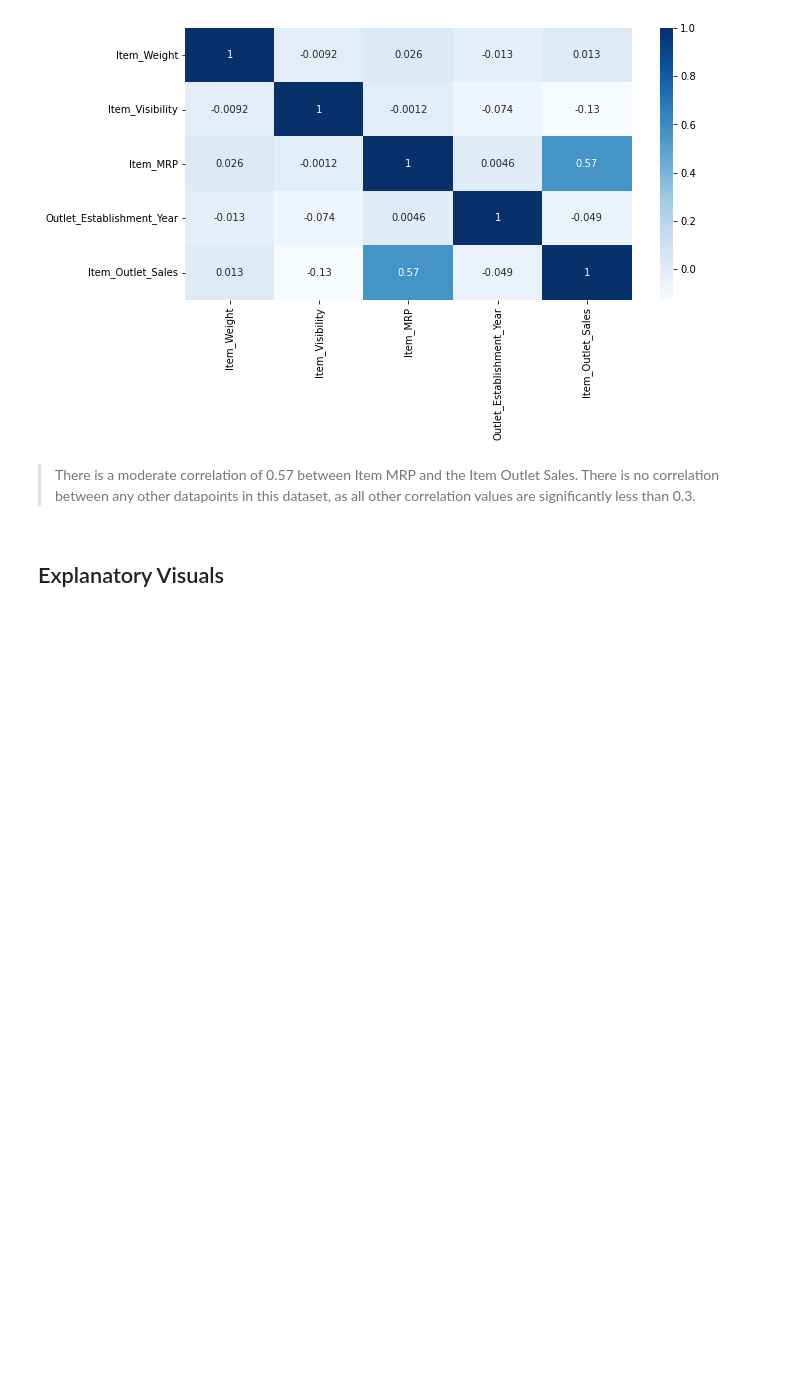
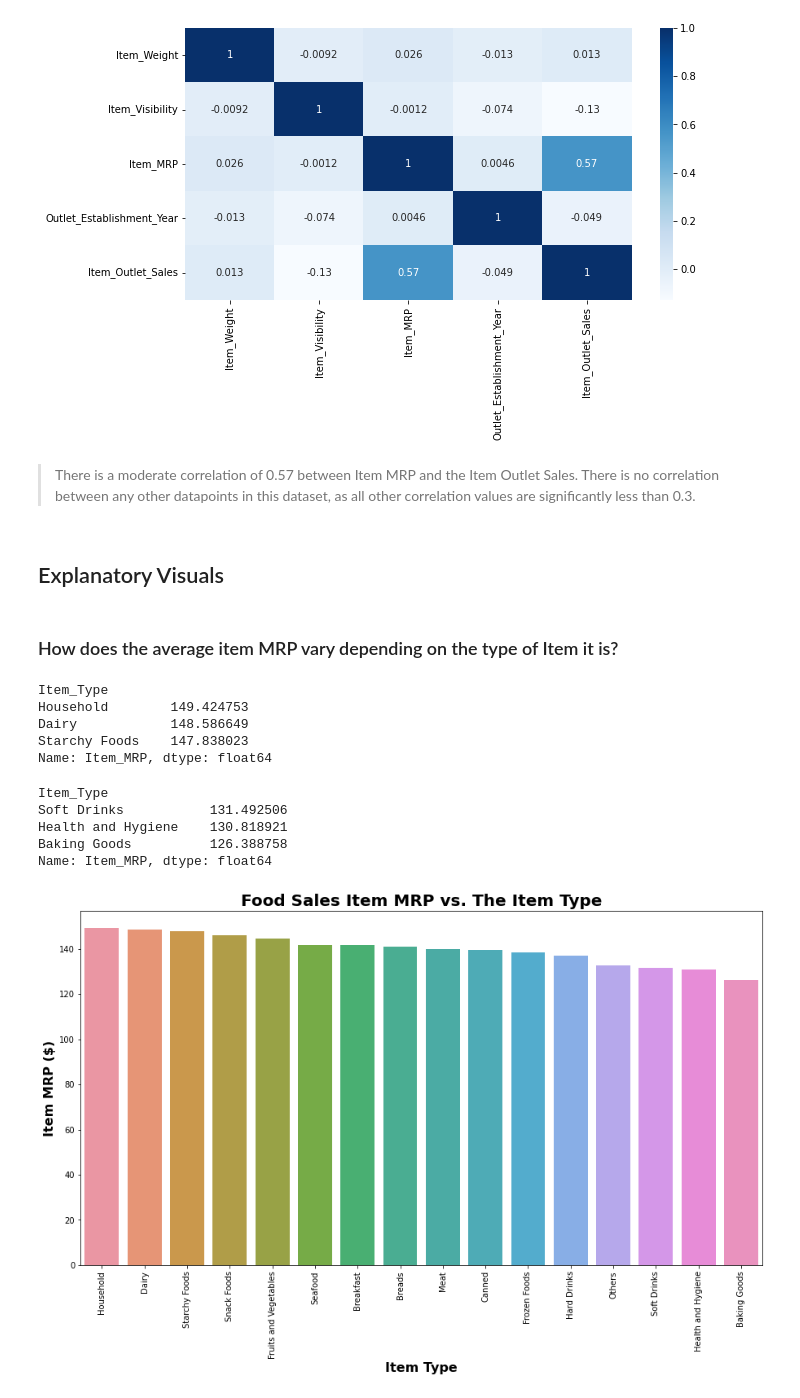
Before and after one commit to dcreeder89/Coding-Dojo-Project_1, a Jupyter notebook: 1_Reeder_Food_Sales_Predictions.ipynb, the cells around one changed output. Drawn from its saved outputs; the diff is of its cells as text; code cells hidden in the pictures; blank space fills up the shorter version.

```diff
--- a/1_Reeder_Food_Sales_Predictions.ipynb
+++ b/1_Reeder_Food_Sales_Predictions.ipynb
@@ -547,3 +547,33 @@ sns.heatmap(corr, cmap = 'Blues', annot = True);
 > There is a moderate correlation of 0.57 between Item MRP and the Item Outlet Sales. There is no correlation between any other datapoints in this dataset, as all other correlation values are significantly less than 0.3.
 # %% [markdown]
 ## Explanatory Visuals
+# %% [markdown]
+### How does the average item MRP vary depending on the type of Item it is?
+# %%
+mrp_mean = sales_df.groupby('Item_Type')['Item_MRP'].mean().sort_values(ascending=False)
+# %%
+mrp_mean.head(3)
+# %% [output]
+Item_Type
+Household        149.424753
+Dairy            148.586649
+Starchy Foods    147.838023
+Name: Item_MRP, dtype: float64
+# %%
+mrp_mean.tail(3)
+# %% [output]
+Item_Type
+Soft Drinks           131.492506
+Health and Hygiene    130.818921
+Baking Goods          126.388758
+Name: Item_MRP, dtype: float64
+# %%
+fig, ax = plt.subplots(figsize = (15,8))
+
+ax = sns.barplot(data = sales_df, x='Item_Type', y='Item_MRP', order = mrp_mean.index, ci=None);
+plt.xticks(rotation=90);
+ax.set_title('Food Sales Item MRP vs. The Item Type', fontsize = 20, fontweight = 'bold');
+ax.set_ylabel('Item MRP ($)', fontsize = 16, fontweight = 'bold');
+ax.set_xlabel('Item Type', fontsize = 16, fontweight = 'bold');
+# %% [output]
+[figure, added]
```
Also changed, not shown: parts of 7 cells of this notebook.
